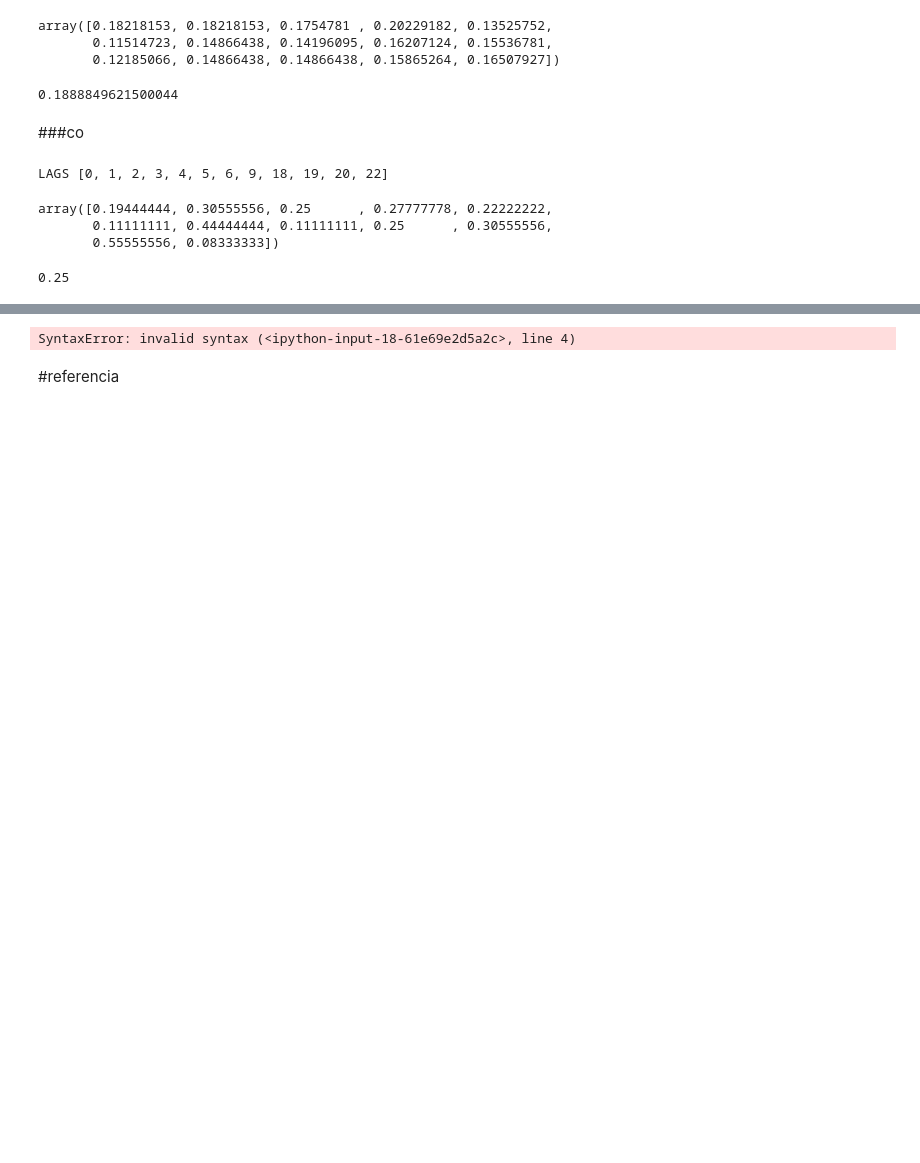
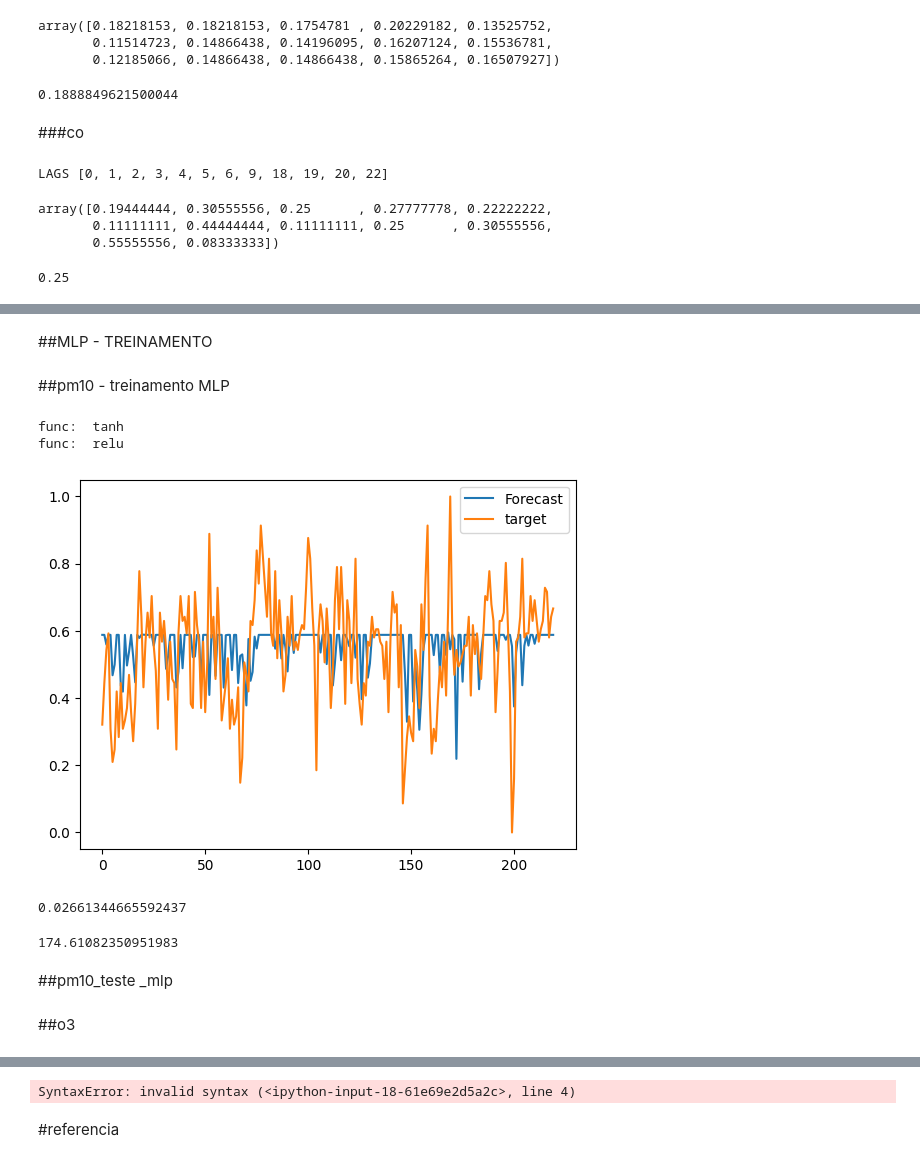
Before and after one commit to metsumesquita/master_degree_UPE, a Jupyter notebook: forecasting.ipynb, the cells around one changed output, grey strips where cells are left out. Saved outputs shown, nothing was run; the diff lists cells and outputs as text; code cells hidden in the pictures; blank space fills up the shorter version.

```diff
--- a/forecasting.ipynb
+++ b/forecasting.ipynb
@@ -1658,0 +1693,4 @@ y_train_co[0]
+# %%
+X_train_acf_pm10 = X_train_pm10[:, lags_chosen_pm10]
+X_val_acf_pm10 = X_val_pm10[:,lags_chosen_pm10]
+X_test_acf_pm10 = X_test_pm10[:, lags_chosen_pm10]
@@ -1658,0 +1723,2 @@ y_train_co[0]
+# %% [markdown]
+##MLP - TREINAMENTO
@@ -1658,0 +1768,20 @@ y_train_co[0]
+# %% [markdown]
+##pm10 - treinamento MLP
+# %%
+modelo_PM10 =  treinar_mlp(X_train_acf_pm10, y_train_pm10, X_val_acf_pm10, y_val_pm10, 2)
+# %% [output]
+func:  tanh
+func:  relu
+# %%
+trainPredict_pm10 = modelo_PM10.predict(X_train_acf_pm10)
+# %%
+plt.plot(trainPredict_pm10, label='Forecast')
+plt.plot(y_train_pm10, label='target')
+plt.legend()
+plt.show()
+# %% [output]
+[figure, added]
+# %%
+MSE(y_train_pm10,trainPredict_pm10 )
+# %% [output]
+0.02661344665592437
@@ -1658,0 +1795,8 @@ y_train_co[0]
+# %%
+MSE(targetRealInterval,predictRealInterval)
+# %% [output]
+174.61082350951983
+# %% [markdown]
+##pm10_teste _mlp
+# %% [markdown]
+##o3
```
Also changed, not shown: parts of 57 cells of this notebook.
